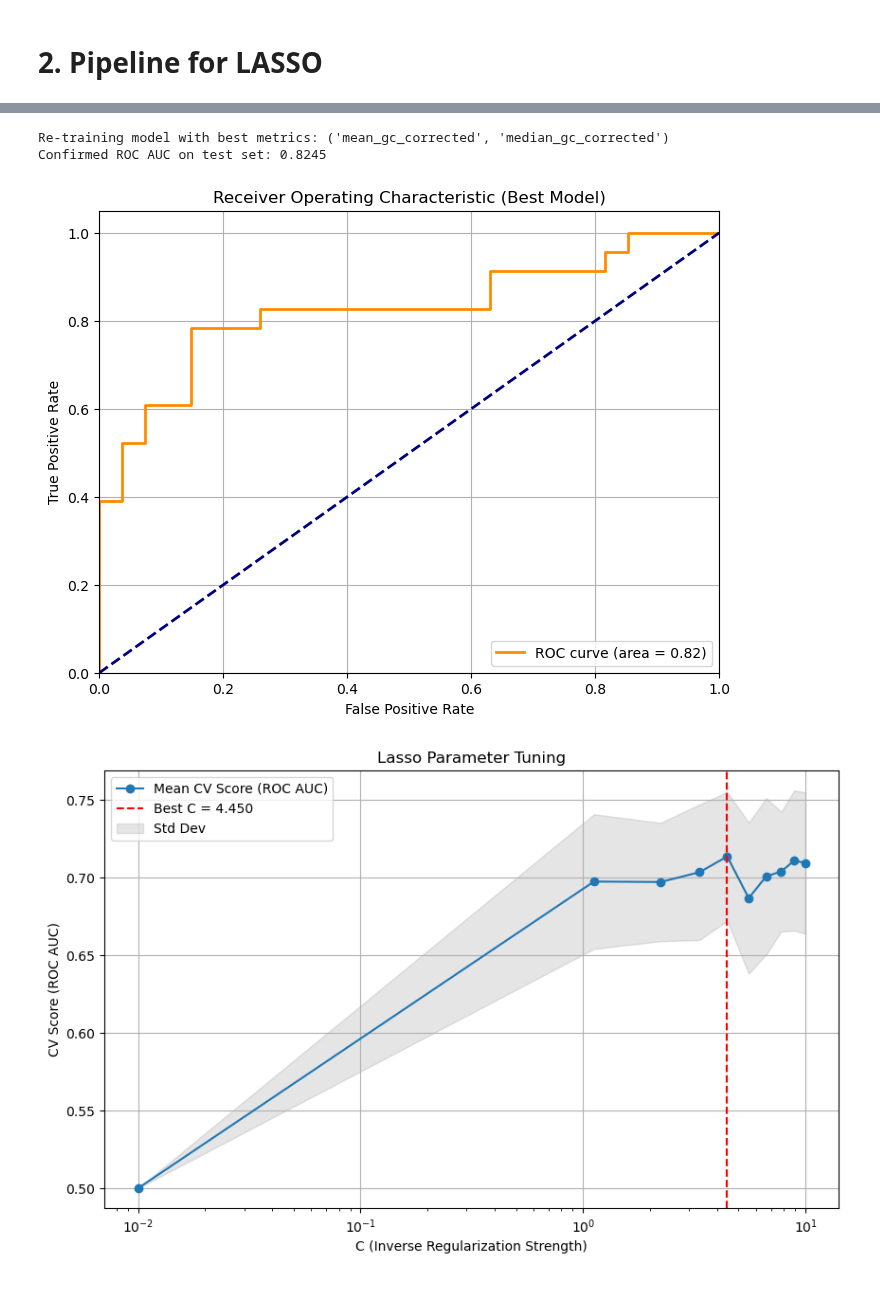
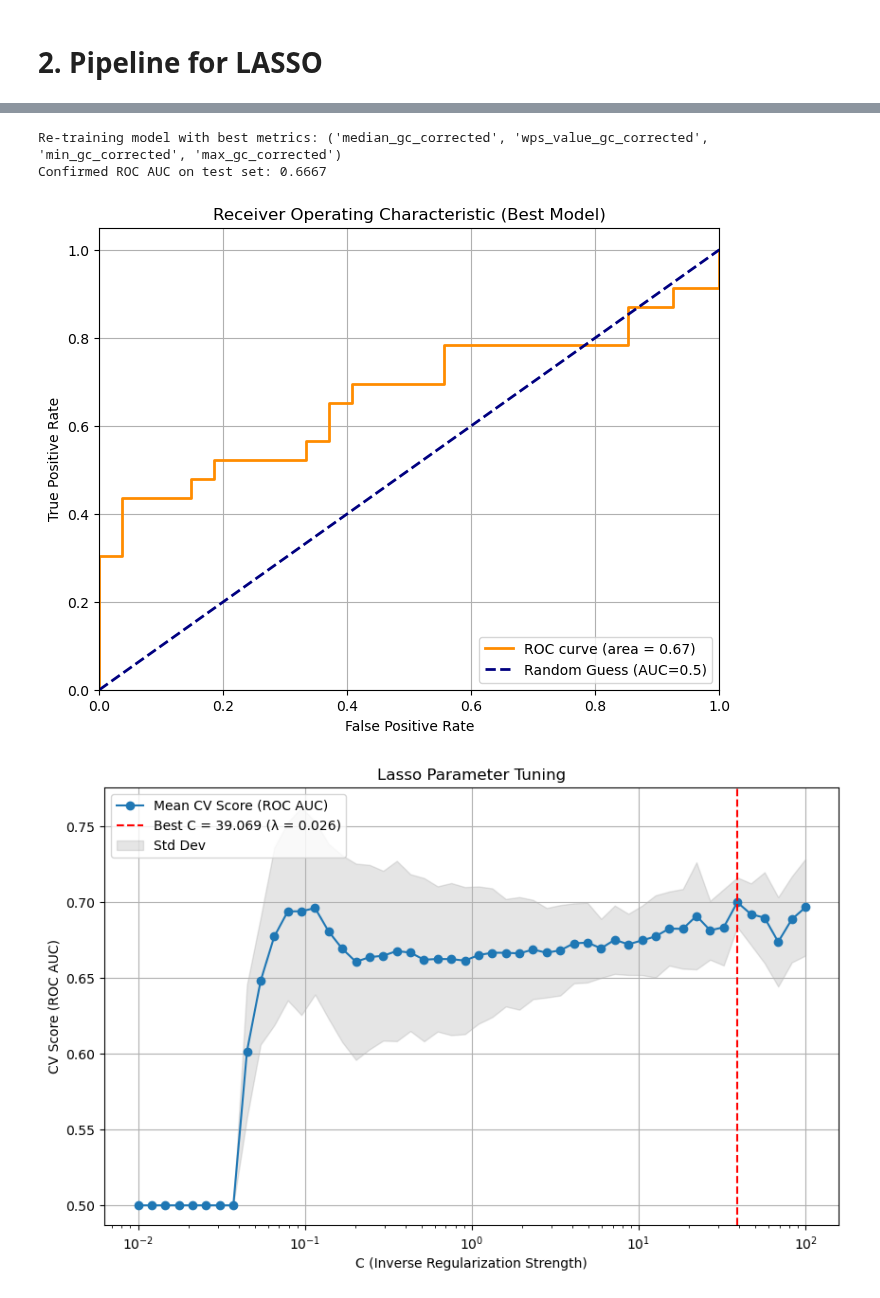
Before and after one commit to LabMedDHM/lotta_frag, a Jupyter notebook: 04_lasso_modeling.ipynb, the cells around one changed output, grey strips where cells are left out. Saved outputs shown, nothing was run; the diff lists cells and outputs as text; code cells hidden in the pictures.

```diff
--- a/04_lasso_modeling.ipynb
+++ b/04_lasso_modeling.ipynb
@@ -31,8 +34,7 @@ Number of Bins per Sample: 1660.0
 # %% [markdown]
 # 2. Pipeline for LASSO
 # %%
-C_values = np.linspace(0.01, 10, 10)
-
+C_values = np.logspace(-2, 2, 50)
 pipeline = Pipeline([
     ('imputer', SimpleImputer(strategy='median')),
     ('scaler', StandardScaler()),
@@ -90,7 +92,7 @@ def run_lasso_for_metrics(df, clinical_df, metrics, pipeline):
     # Split
     X_train, X_test, y_train, y_test = train_test_split(
         X, y,
-        test_size=0.2,
+        test_size=0.3,
         stratify=strata,
         random_state=42
     )
@@ -135,13 +137,22 @@ for r in range (1, len(metrics) + 1):
         res = run_lasso_for_metrics(df, clinical_df, combination, pipeline)
         metrics_results.append(res)
 
-metrics_results = pd.DataFrame(metrics_results).sort_values("roc_auc", ascending=False)
-metrics_results.to_csv("/labmed/workspace/lotta/finaletoolkit/dataframes_notebooklasso_metrics_results.csv", index=False)
+# nehme wps auf jeden fall mit rein
+metrics_with_wps = []
+for metric in metrics_results:
+    if "wps_value_gc_corrected" in metric['metrics']:
+        metrics_with_wps.append(metric)
+    else:
+        #metrics_with_wps.append(metric) #mach ich nur um verschiedene kombis auch ohne wps zu testen
+        continue
+
+metrics_with_wps = pd.DataFrame(metrics_with_wps).sort_values("roc_auc", ascending=False)
+metrics_with_wps.to_csv("/labmed/workspace/lotta/finaletoolkit/dataframes_notebooklasso_metrics_results.csv", index=False)
 
 print("10 Best metric combinations:")
-print(metrics_results.head(10))
+print(metrics_with_wps.head(10))
 
-best_metrics = metrics_results.iloc[0]['metrics']
+best_metrics = metrics_with_wps.iloc[0]['metrics']
 print("Best metrics:", best_metrics)
 # %% [output]
 Number Cancer: 116
@@ -211,13 +226,14 @@ X_train, X_test, y_train, y_test = train_test_split(
     X, y,
     test_size=0.2,
     stratify=strata,
-    random_state=42
+    random_state=42,
 )
 
 # Fit
 pipeline.fit(X_train, y_train)
 
 # Predict
+# berechen wahrscheinlichkeiten für krebs [:,1] da gebraucht für ROC
 y_prob = pipeline.predict_proba(X_test)[:, 1]
 auc_score = roc_auc_score(y_test, y_prob)
 print(f"Confirmed ROC AUC on test set: {auc_score:.4f}")
@@ -227,37 +243,47 @@ lasso_cv = pipeline.named_steps['lasso_cv']
 # --- ROC Curve Plot ---
 fpr, tpr, _ = roc_curve(y_test, y_prob)
 plt.figure(figsize=(8, 6))
 plt.plot(fpr, tpr, color='darkorange', lw=2, label=f'ROC curve (area = {auc_score:.2f})')
-plt.plot([0, 1], [0, 1], color='navy', lw=2, linestyle='--')
+plt.plot([0,1],[0,1], color='navy', lw=2, linestyle='--', label='Random Guess (AUC=0.5)')
 plt.xlim([0.0, 1.0])
 plt.ylim([0.0, 1.05])
 plt.xlabel('False Positive Rate')
 plt.ylabel('True Positive Rate')
 plt.title('Receiver Operating Characteristic (Best Model)')
 plt.legend(loc="lower right")
 plt.grid(True)
 plt.show()
 
-# --- Lasso Parameter Tuning Plot ---
+#print(f"lasso cv scores: {lasso_cv.scores_}")
 mean_scores = np.mean(lasso_cv.scores_[1], axis=0)
+#print(f"mean scores: {mean_scores}")
 std_scores = np.std(lasso_cv.scores_[1], axis=0)
+#print(f"std scores: {std_scores}")
 cs = lasso_cv.Cs_
 best_idx = np.argmax(mean_scores)
 best_c = float(cs[best_idx])
 
+# vcglmnet lamda.1se ( größtes lamda dessen score 1 se vom optimum liegt)
+best_idx = np.argmax(mean_scores)
+best_score = mean_scores[best_idx]
+best_se = std_scores[best_idx]
+threshold = best_score - best_se
+c_1se = cs[np.where(mean_scores >= threshold)[0][0]]
+#print(f"c_1se: {c_1se}, lambda_1se: {1/c_1se}")
 
+# --- Lasso Parameter Tuning Plot ---
 plt.figure(figsize=(10,6))
 plt.semilogx(cs, mean_scores, marker='o', label='Mean CV Score (ROC AUC)')
 plt.fill_between(cs, mean_scores - std_scores, mean_scores + std_scores, alpha=0.2, color='gray', label='Std Dev')
-plt.axvline(best_c, linestyle='--', color='r', label=f'Best C = {best_c:.3f}')
+plt.axvline(best_c, linestyle='--', color='r', label=f'Best C = {best_c:.3f} (λ = {1/best_c:.3f})')
 plt.title("Lasso Parameter Tuning")
 plt.xlabel("C (Inverse Regularization Strength)")
 plt.ylabel("CV Score (ROC AUC)")
 plt.legend()
 plt.grid(True)
 plt.show()
 # %% [output]
-Re-training model with best metrics: ('mean_gc_corrected', 'median_gc_corrected')
-Confirmed ROC AUC on test set: 0.8245
+Re-training model with best metrics: ('median_gc_corrected', 'wps_value_gc_corrected', 'min_gc_corrected', 'max_gc_corrected')
+Confirmed ROC AUC on test set: 0.6667
-[figure, old version]
+[figure, new version]
-[figure, old version]
+[figure, new version]
```
Also changed, not shown: parts of 21 cells of this notebook, 14 other files.
